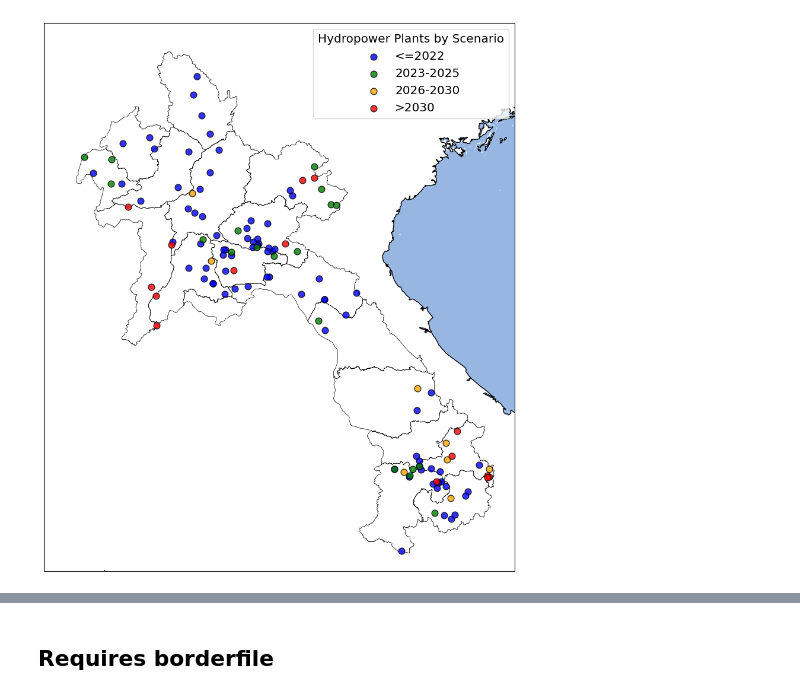
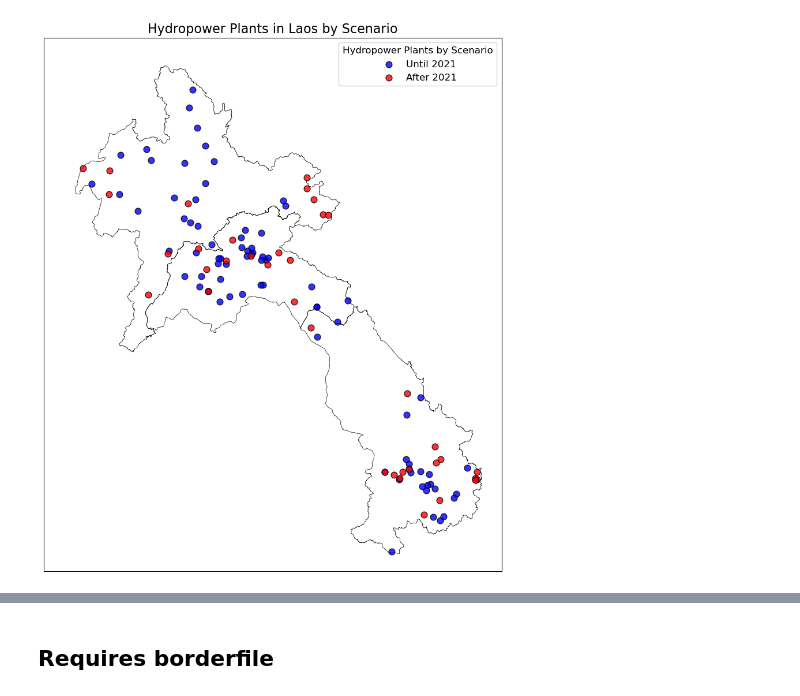
Before and after one commit to lukasschirren/GeoH2-Laos-Master-Thesis, a Jupyter notebook: Scripts_visualisation/scenarios_prep.ipynb, the cells around one changed output, grey strips where cells are left out. Cells and saved outputs as stored; diff of their text form; code cells hidden in the pictures.

Commit message:
New visualisation

```diff
--- a/Scripts_visualisation/scenarios_prep.ipynb
+++ b/Scripts_visualisation/scenarios_prep.ipynb
@@ -206,31 +199,31 @@ def load_hydropower_data(paths):
     # Load the complete dataset
     return gpd.read_file(paths[0])  # Assuming post_2030 is the complete dataset
 
-def plot_hydropower_scenarios(hydropower_gdf, provinces_gdf):
+def plot_hydropower_scenarios(hydropower_gdf, areas_gdf):
     # Define color map for each period
     color_map = {
-        '<=2022': 'blue',
-        '2023-2025': 'green',
-        '2026-2030': 'orange',
-        '>2030': 'red'
+        'Until 2021': 'blue',
+        'After 2021': 'red'
     }
 
     # Create a Cartopy map with a specific projection
     fig, ax = plt.subplots(figsize=(12, 12), subplot_kw={'projection': ccrs.PlateCarree()})
 
-    # Add features to the map
-    ax.add_feature(cfeature.OCEAN)
-    ax.add_feature(cfeature.COASTLINE)
+    # Set the background color of the plot area to white
+    ax.set_facecolor('white')
 
-    # Plot provincial boundaries
-    provinces_gdf.plot(ax=ax, edgecolor='black', facecolor='none', linewidth=0.5, transform=ccrs.PlateCarree())
+    # Add features to the map with minimal styling to match the background
+    # ax.add_feature(cfeature.OCEAN, edgecolor='none', facecolor='lightblue')
+    # ax.add_feature(cfeature.BORDERS, linestyle='--', edgecolor='black')
+    # ax.add_feature(cfeature.COASTLINE, edgecolor='black')
+
+    # Plot the areas
+    areas_gdf.plot(ax=ax, edgecolor='black', facecolor='none', linewidth=0.5, transform=ccrs.PlateCarree())
 
     # Define the year ranges and masks
     year_ranges = {
-        '<=2022': (None, 2022),
-        '2023-2025': (2023, 2025),
-        '2026-2030': (2026, 2030),
-        '>2030': (2030, None)
+        'Until 2021': (None, 2021),
+        'After 2021': (2021, None)
     }
 
     # Initialize masks
@@ -256,47 +249,44 @@ def plot_hydropower_scenarios(hydropower_gdf, provinces_gdf):
         subset = hydropower_gdf[current_mask]
         ax.scatter(
             x=subset.geometry.x,
             y=subset.geometry.y,
             color=color_map[label],
             label=f'{label}',
             s=60,  # Adjust size of dots for better appearance
             edgecolor='black',  # Border color for dots
             alpha=0.8,  # Dot opacity
             transform=ccrs.PlateCarree()  # Transform to match the map projection
         )
 
     # Add legend with larger font size
-    legend = ax.legend(
-        title='Hydropower Plants by Scenario',
-        loc='upper right',
-        fontsize='x-large',  # Increase font size of legend labels
-        title_fontsize='x-large'  # Increase font size of legend title
-    )
+    legend = ax.legend(title='Hydropower Plants by Scenario', loc='upper right', fontsize='large')
+    plt.setp(legend.get_title(), fontsize='large')
 
     # Set the title and labels with a more normal font
+    ax.set_title('Hydropower Plants in Laos by Scenario', fontsize=16, fontweight='normal')
     ax.set_xlabel('Longitude', fontsize=14)
     ax.set_ylabel('Latitude', fontsize=14)
 
-    # Set extent to focus closely on Laos (adjust these values to fit your map)
-    ax.set_extent([99.5, 108, 13.6, 23], crs=ccrs.PlateCarree())
+    # Set extent to focus closely on Laos
+    ax.set_extent([99.5, 108, 13.6, 23], crs=ccrs.PlateCarree())  # Adjust as needed for Laos
 
     # Save the plot as an image
-    plt.savefig('hydropower_scenarios_with_provinces.png', dpi=300, bbox_inches='tight')
+    plt.savefig('hydropower_scenarios.png', dpi=300, bbox_inches='tight')
     plt.show()
 
 # Example usage
 paths = [
     "ratio_total\\post_2030\\hydropower_dams.gpkg"  # Complete dataset with COD column
 ]
 
-# Load the hydropower data
-hydropower_gdf = load_hydropower_data(paths)
+# Load the data and plot
+hydropower_gdf = gpd.read_file(r'C:\Users\ls2823\OneDrive - Imperial College London\0_PUBLICATION\Repositories\GeoH2-Laos\Data_30\hydropower_dams_30.gpkg')
 
-# Load the provincial boundaries data
-provinces = gpd.read_file(r'C:\Users\lukas\OneDrive - Imperial College London\0_Thesis\0relevant_repositories\GeoH2 Case Study Laos\Laos_specific\Data\provinces_laos.geojson')
+# Load the areas data
+areas_gdf = gpd.read_file(r'C:\Users\ls2823\OneDrive - Imperial College London\0_PUBLICATION\Repositories\GeoH2-Laos\Parameters\areas_laos.geojson')
 
-# Plot the hydropower scenarios with provincial boundaries
-plot_hydropower_scenarios(hydropower_gdf, provinces)
+# Plot the hydropower scenarios with areas
+plot_hydropower_scenarios(hydropower_gdf, areas_gdf)
 # %% [output]
-[figure, old version]
+[figure, new version]
 # %%
```
Also changed, not shown: parts of 11 cells of this notebook, 1 other file.
